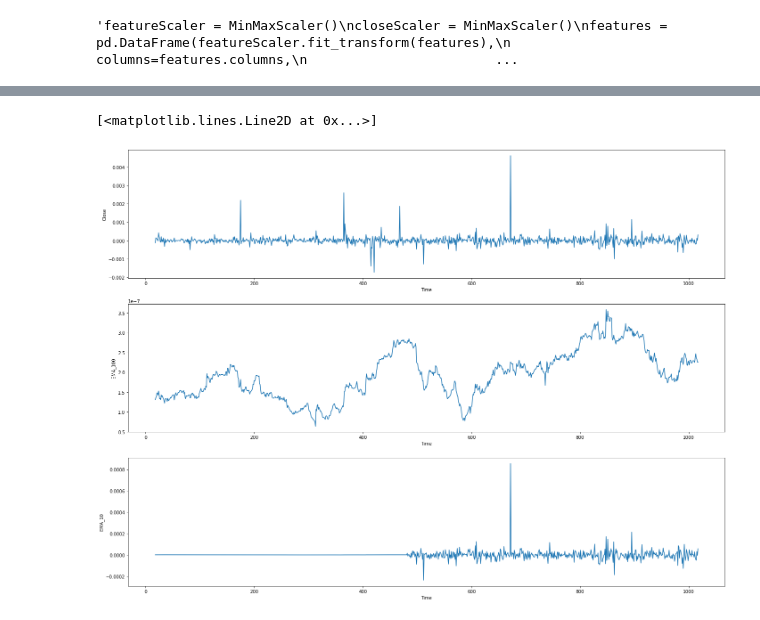
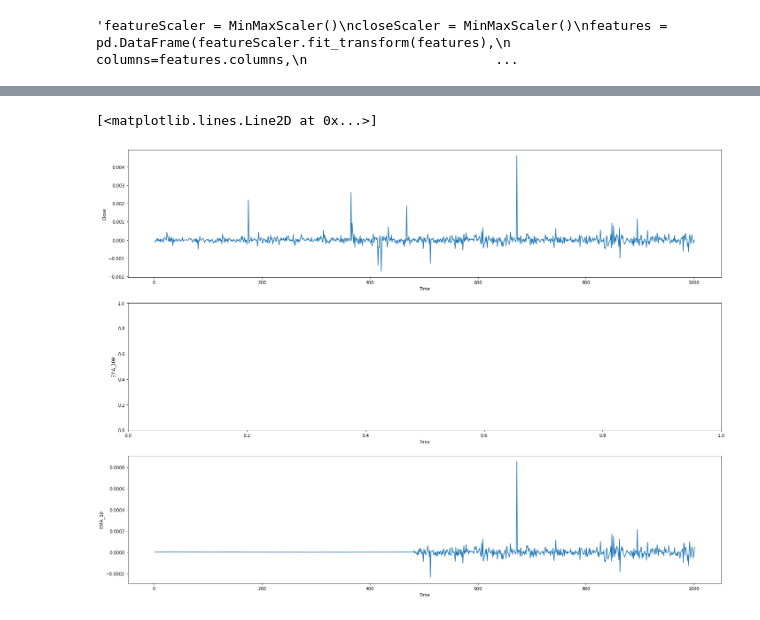
Before and after one commit to CheranMahalingam/Forex_Technical_Analysis_Platform, a Jupyter notebook: notebooks/Data Exploration.ipynb, the cells around one changed output, grey strips where cells are left out. Cells and saved outputs as stored; diff of their text form; code cells hidden in the pictures.

```diff
--- a/notebooks/Data Exploration.ipynb
+++ b/notebooks/Data Exploration.ipynb
@@ -48,8 +48,10 @@ plt.plot(series.index, series["USD_GDP"])
 [<matplotlib.lines.Line2D at 0x...>]
 [figure]
 # %%
-batch_size = 32
+batch_size = 16
 series = series[series.shape[0] % batch_size:]
-series = series.drop("Time", axis=1)
+series = series.drop('Time', axis=1)
+series = series[{'Close', 'EMA_10', 'EMA_100', 'EUR Interest Rate', 'USD Interest Rate', 'A/D Index'}]
+#series = series.drop(['Volume', 'USD_PPI', 'EUR_PPI', "EUR News Sentiment", "USD News Sentiment"], axis=1)
 series
 # %% [output]
@@ -148,15 +171,15 @@ def create_dataset(df, window_size):
 # %%
 fig = plt.figure(figsize=(24, 18))
 ax1, ax2, ax3 = fig.subplots(3)
 ax1.set(xlabel='Time', ylabel='Close')
 ax2.set(xlabel='Time', ylabel='EMA_100')
 ax3.set(xlabel='Time', ylabel='EMA_10')
 ax1.plot(series['Close'][:1000])
-ax2.plot(series['EMA_100'][:1000])
+#ax2.plot(series['EMA_100'][:1000])
 ax3.plot(series['EMA_10'][:1000])
 # %% [output]
 [<matplotlib.lines.Line2D at 0x...>]
-[figure, old version]
+[figure, new version]
 # %%
 X_train, y_train = create_dataset(df_train, window_size)
 X_val, y_val = create_dataset(df_val, window_size)
```
Also changed, not shown: parts of 12 cells of this notebook, 22 other files.
